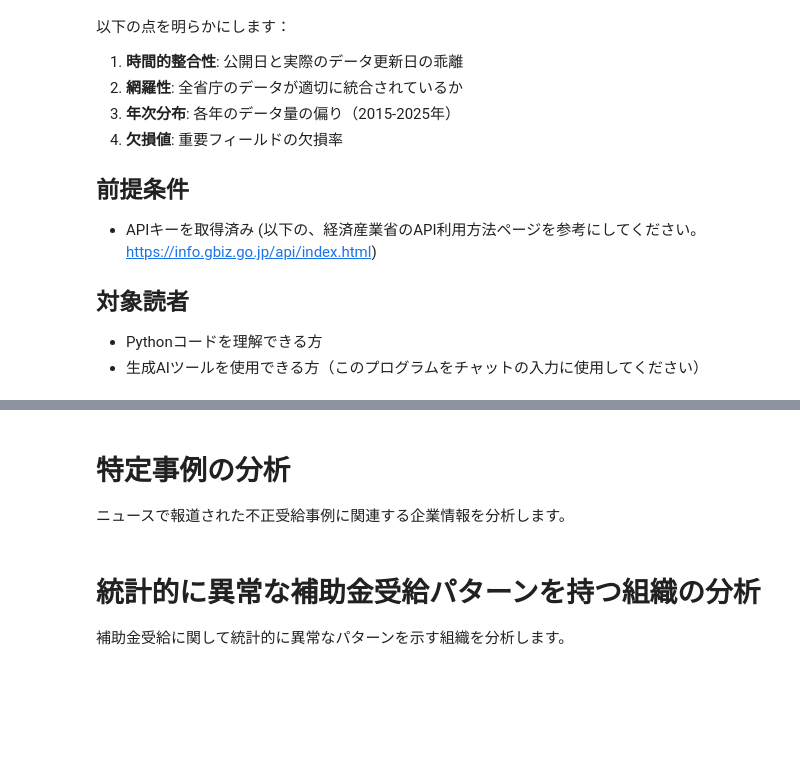
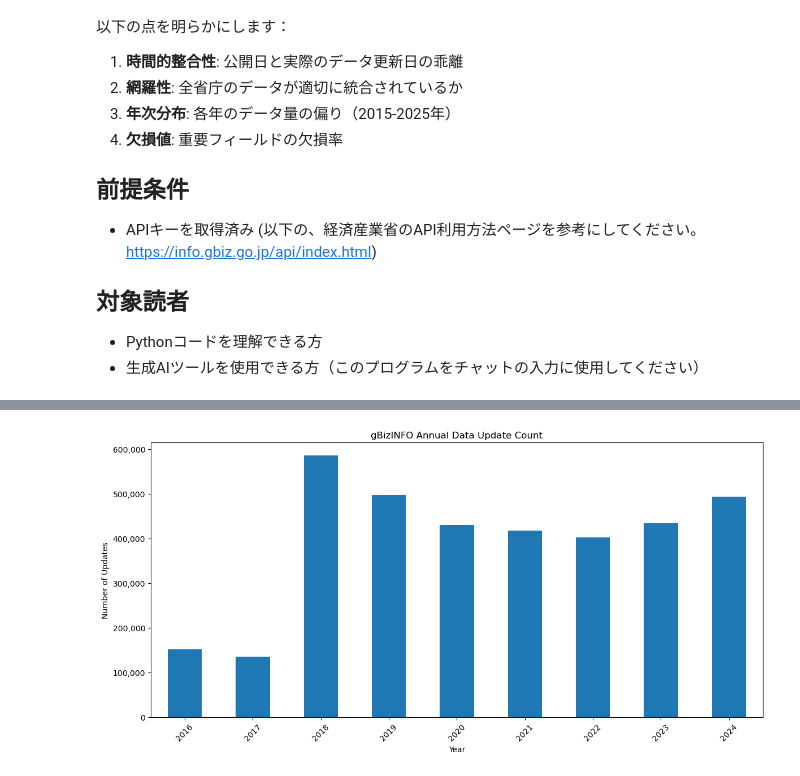
Before and after one commit to Rioto3/gbizinfo-subsidy-analysis, a Jupyter notebook: notebooks/01_data_quality-wok.ipynb, the cells around one changed output, grey strips where cells are left out. Drawn from its saved outputs; the diff is of its cells as text; code cells hidden in the pictures; blank space fills up the shorter version.

```diff
--- a/notebooks/01_data_quality-wok.ipynb
+++ b/notebooks/01_data_quality-wok.ipynb
@@ -50 +55,4 @@ API利用中、各年で偏りを感じたので調査。
+# %%
+START_YEAR = 2016
+END_YEAR = datetime.now().year-1
 # %% [markdown]
@@ -128,21 +141,19 @@ print(df_yearly)
 # %%
+
+# グラフ作成
 from matplotlib.ticker import FuncFormatter
 
-# y軸の目盛りを見やすくするための設定
 def format_yaxis(x, pos):
     return '{:,.0f}'.format(x)
 
-# グラフ作成
 plt.figure(figsize=(12, 6))
-df_yearly['更新件数'].plot(kind='bar')
-plt.title('gBizINFO 年次データ更新件数')
-plt.xlabel('年')
-plt.ylabel('更新件数')
+df_yearly['Updates'].plot(kind='bar')
+plt.title('gBizINFO Annual Data Update Count')
+plt.xlabel('Year')
+plt.ylabel('Number of Updates')
 plt.gca().yaxis.set_major_formatter(FuncFormatter(format_yaxis))
 plt.xticks(rotation=45)
 plt.tight_layout()
 plt.show()
+# %% [output]
+[figure, added]
-# %% [markdown]
-# 特定事例の分析
-
-ニュースで報道された不正受給事例に関連する企業情報を分析します。
@@ -294,4 +159,0 @@ else:
-# %% [markdown]
-# 統計的に異常な補助金受給パターンを持つ組織の分析
-
-補助金受給に関して統計的に異常なパターンを示す組織を分析します。
```
Also changed, not shown: parts of 10 cells of this notebook.
